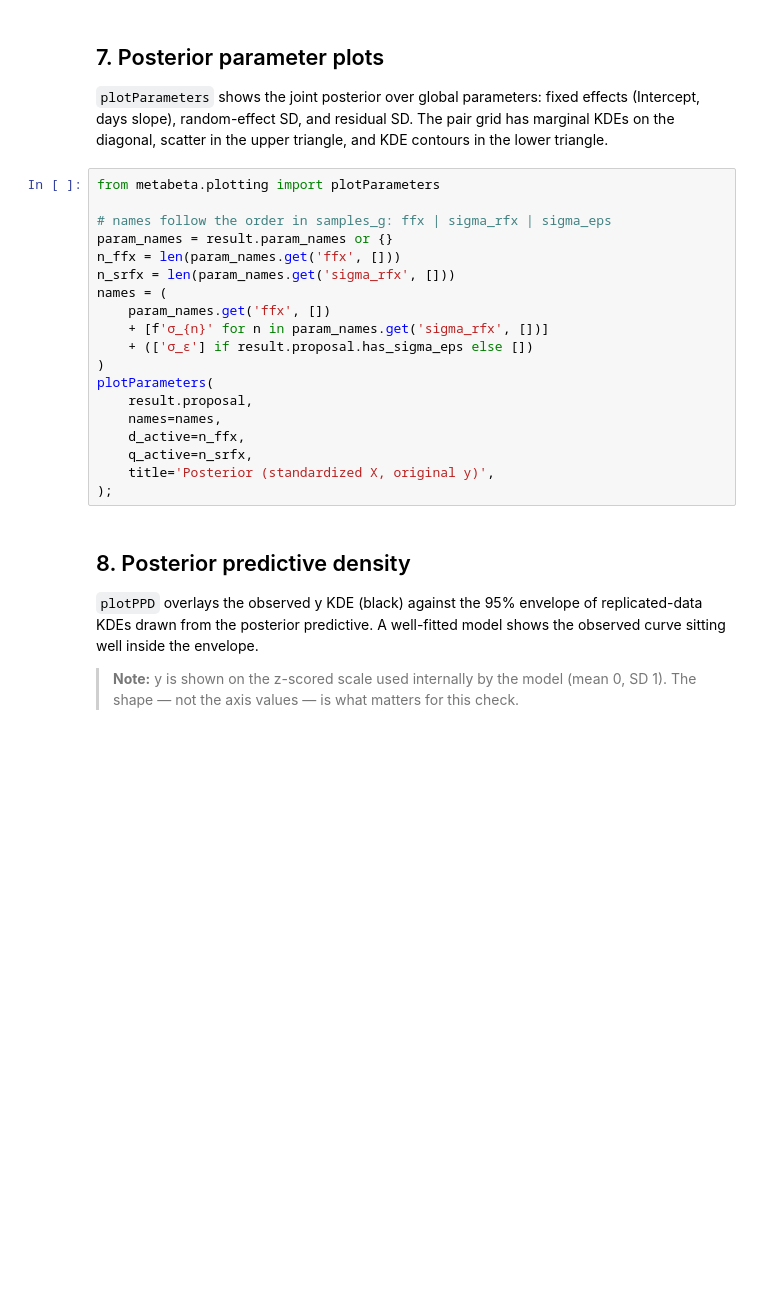
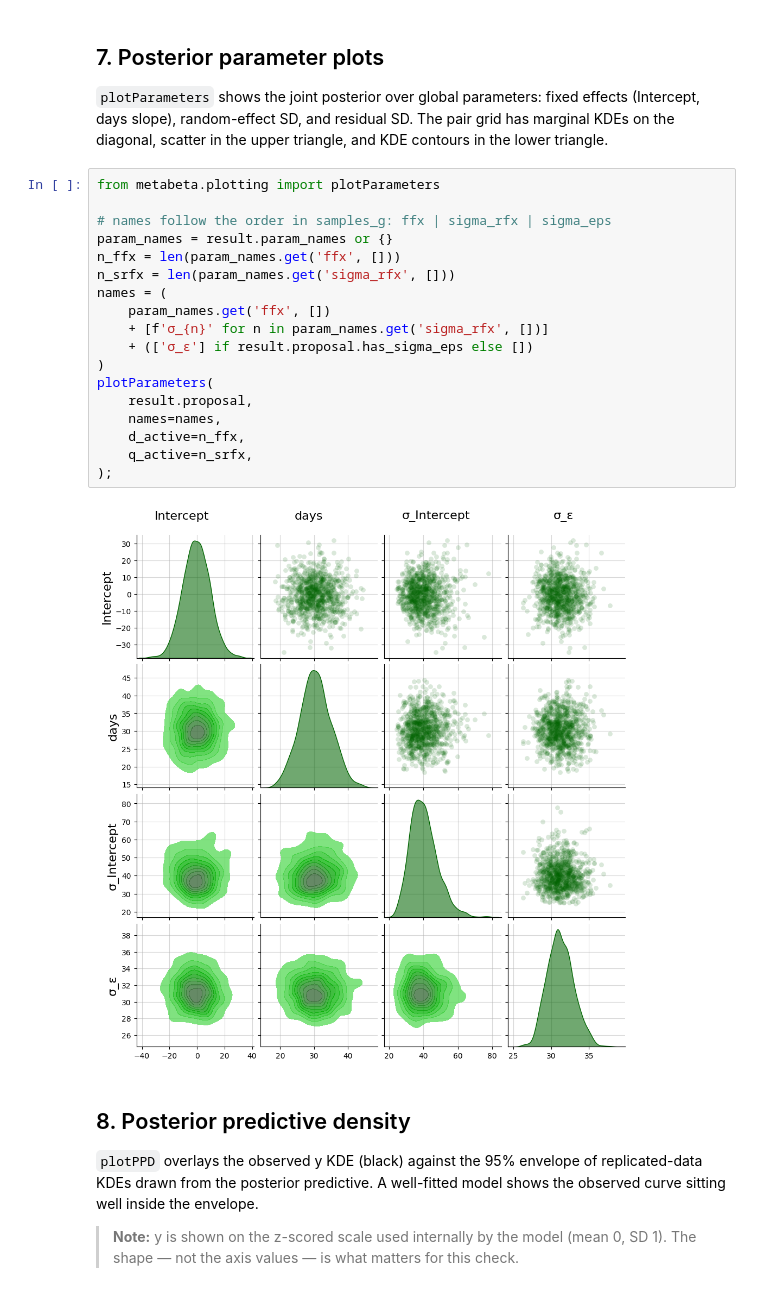
Before and after one commit to adkipnis/metabeta, a Jupyter notebook: demos/intro.ipynb, the cells around one changed output. Cells and saved outputs as stored; diff of their text form; blank space fills up the shorter version.

```diff
--- a/demos/intro.ipynb
+++ b/demos/intro.ipynb
@@ -195,22 +195,23 @@ Scale:    original y units  (intercept deviations from population intercept β
 # %%
 from metabeta.plotting import plotParameters
 
 # names follow the order in samples_g: ffx | sigma_rfx | sigma_eps
 param_names = result.param_names or {}
 n_ffx = len(param_names.get('ffx', []))
 n_srfx = len(param_names.get('sigma_rfx', []))
 names = (
     param_names.get('ffx', [])
     + [f'σ_{n}' for n in param_names.get('sigma_rfx', [])]
     + (['σ_ε'] if result.proposal.has_sigma_eps else [])
 )
 plotParameters(
     result.proposal,
     names=names,
     d_active=n_ffx,
     q_active=n_srfx,
-    title='Posterior (standardized X, original y)',
 );
+# %% [output]
+[figure, added]
 # %% [markdown]
 ## 8. Posterior predictive density
 
```
Also changed, not shown: parts of 4 cells of this notebook, 1 other file.
